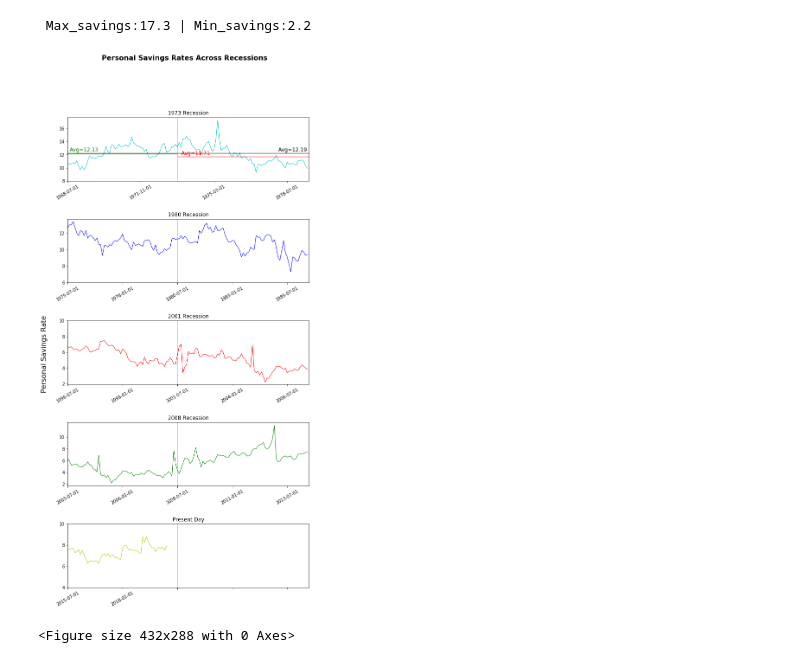
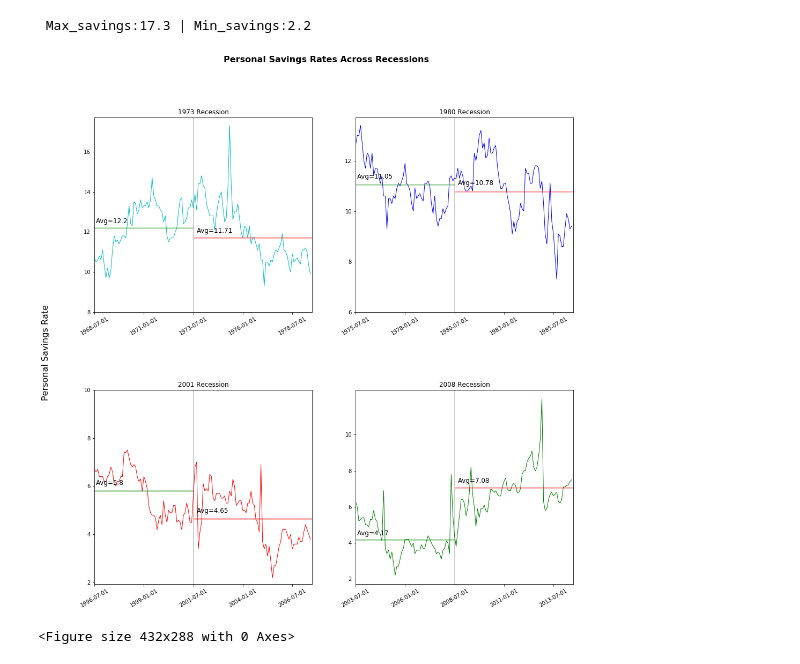
Before and after one commit to gfisher4545/Unemployment_Project, a Jupyter notebook: Untitled.ipynb, the cells around one changed output. Drawn from its saved outputs; the diff is of its cells as text; code cells hidden in the pictures.

```diff
--- a/Untitled.ipynb
+++ b/Untitled.ipynb
@@ -86,0 +70,12 @@ dtype: float64
+# %%
+#After 2001 Recession savings avg
+sav2001a = round(savingsrate2001.iloc[65:]["Savings_rate"].mean(),2)
+# %%
+#Before 2008 Recession savings avg
+sav2008b = round(savingsrate2008.iloc[0:53]["Savings_rate"].mean(),2)
+# %%
+#After 2008 Recession savings avg
+sav2008a = round(savingsrate2008.iloc[71:]["Savings_rate"].mean(),2)
+# %%
+# Present Day savings avg
+sav2020p = round(savingsrate2020.iloc[0:]["Savings_rate"].mean(),2)
@@ -94,7 +101,8 @@ print(f" Max_savings:{max_save[1]} | Min_savings:{min_save[1]}")
  Max_savings:17.3 | Min_savings:2.2
 # %%
 # Create figure w/ 4 subplots; share x axis across subplots
-fig, (ax1, ax2, ax3, ax4, ax5) = plt.subplots(5, sharex=False,figsize=(10, 20))
+
+fig, ((ax1, ax2), (ax3, ax4)) = plt.subplots(2, 2, figsize=(16, 16))
 
 for ax in [ax1, ax2, ax3, ax4, ax5]:
     ax.set_xlim([0, 132])
@@ -105,31 +113,29 @@ fig.text(0.04, 0.5, 'Personal Savings Rate', va='center', rotation='vertical',fo
 fig.suptitle("Personal Savings Rates Across Recessions",fontsize=16,fontweight="bold")
 
 # space between subplots
-fig.subplots_adjust(hspace=0.60)
+fig.subplots_adjust(hspace=0.40)
 
-# Subplot 1973 ------------------------------------------------------------------------
+# ==========================Subplot 1973 ===================================================
 ax1.plot(savingsrate1973["Date"], savingsrate1973["Savings_rate"],linewidth=1,color="c")
 ax1.set_title("1973 Recession")
 
 # x,y limits and ticks
 ax1.set_yticks(np.arange(8, 18, 2))
-ax1.xaxis.set_major_locator(plt.MaxNLocator(4))
+ax1.xaxis.set_major_locator(plt.MaxNLocator(5))
 plt.setp( ax1.xaxis.get_majorticklabels(), rotation=30 )
 
-# add Before/After Averages horizontal line
-ax1.axhline(y=12.13,xmin=0,xmax=0.45, c='green', alpha=0.30, linewidth=3)
-ax1.annotate("Avg=12.13",(1,12.5),fontsize=12,color="green")
+# Before recession avg line
+ax1.axhline(y=sav1973b,xmin=0,xmax=0.45, c='green', alpha=0.30, linewidth=3)
+ax1.annotate(f"Avg={sav1973b}",(1,sav1973b+.25),fontsize=12,color="black")
 
-ax1.axhline(y=11.71,xmin=0.46,xmax=1, c='red', alpha=0.30, linewidth=3)
-ax1.annotate("Avg=11.71",(62,12.0),fontsize=12,color="red")
+# After recession avg line
+ax1.axhline(y=sav1973a,xmin=0.46,xmax=1, c='red', alpha=0.30, linewidth=3)
+ax1.annotate(f"Avg={sav1973a}",(62,sav1973a+.25),fontsize=12,color="black")
 
-ax1.axhline(y=12.19,xmin=0,xmax=1, c='black', alpha=0.30, linewidth=3)
-ax1.annotate("Avg=12.19",(115,12.5),fontsize=12,color="black")
-
+# vert line -recession start
 ax1.axvline(x=60,c='black', alpha=0.25)
 
-
-# Subplot 1980 -----------------------------------------------------------------------
+# ==============================Subplot 1980 ==============================================
 ax2.plot(savingsrate1980["Date"], savingsrate1980["Savings_rate"], linewidth=1,  color="b")
 ax2.set_title("1980 Recession")
 
@@ -137,50 +143,73 @@ ax2.set_yticks(np.arange(6, 14, 2))
 ax2.xaxis.set_major_locator(plt.MaxNLocator(5))
 plt.setp( ax2.xaxis.get_majorticklabels(), rotation=30 )
 
-#ax2.axhline(y=10,c='black', alpha=0.2)
+# Before recession avg line
+ax2.axhline(y=sav1980b,xmin=0,xmax=0.45, c='green', alpha=0.30, linewidth=3)
+ax2.annotate(f"Avg={sav1980b}",(1,sav1980b+.25),fontsize=12,color="black")
+
+# After recession avg line
+ax2.axhline(y=sav1980a,xmin=0.46,xmax=1, c='red', alpha=0.30, linewidth=3)
+ax2.annotate(f"Avg={sav1980a}",(62,sav1980a+.25),fontsize=12,color="black")
+
+# vert line -recession start
 ax2.axvline(x=60,c='black', alpha=0.25)
 
-# Subplot 2001 -------------------------------------------------------------------------
+# ==============================Subplot 2001 ==========================================
 ax3.plot(savingsrate2001["Date"], savingsrate2001["Savings_rate"], linewidth=1, color="r")
 ax3.set_title("2001 Recession")
 
 ax3.set_yticks(np.arange(2, 12, 2))
 ax3.xaxis.set_major_locator(plt.MaxNLocator(5))
 plt.setp( ax3.xaxis.get_majorticklabels(), rotation=30 )
 
-#ax3.axhline(y=10,c='black', alpha=0.2)
+# Before recession avg line
+ax3.axhline(y=sav2001b,xmin=0,xmax=0.45, c='green', alpha=0.30, linewidth=3)
+ax3.annotate(f"Avg={sav2001b}",(1,sav2001b+.25),fontsize=12,color="black")
+
+# After recession avg line
+ax3.axhline(y=sav2001a,xmin=0.46,xmax=1, c='red', alpha=0.30, linewidth=3)
+ax3.annotate(f"Avg={sav2001a}",(62,sav2001a+.25),fontsize=12,color="black")
+
+# vert line -recession start
 ax3.axvline(x=60,c='black', alpha=0.25)
 
-
-# Subplot 2008 ---------------------------------------------------------------------------
+# ======================================Subplot 2008 =====================================-
 ax4.plot(savingsrate2008["Date"], savingsrate2008["Savings_rate"], linewidth=1,  color="g")
 ax4.set_title("2008 Recession")
 
 ax4.set_yticks(np.arange(2, 12,2))
 ax4.xaxis.set_major_locator(plt.MaxNLocator(5))
 plt.setp( ax4.xaxis.get_majorticklabels(), rotation=30 )
 
-#ax4.axhline(y=10,c='black', alpha=0.2)
+# Before recession avg line
+ax4.axhline(y=sav2008b,xmin=0,xmax=0.45, c='green', alpha=0.30, linewidth=3)
+ax4.annotate(f"Avg={sav2008b}",(1,sav2008b+.25),fontsize=12,color="black")
+
+# After recession avg line
+ax4.axhline(y=sav2008a,xmin=0.46,xmax=1, c='red', alpha=0.30, linewidth=3)
+ax4.annotate(f"Avg={sav2008a}",(62,sav2008a+.25),fontsize=12,color="black")
+
+# vert line -recession start
 ax4.axvline(x=60,c='black', alpha=0.25)
 
-
-# Subplot Present Day --------------------------------------------------------------------------
+# ========================Subplot Present Day ============================================
 ax5.plot(savingsrate2020["Date"], savingsrate2020["Savings_rate"], linewidth=1,  color="y")
 ax5.set_title("Present Day")
 
 ax5.set_yticks(np.arange(4, 12, 2))
 ax5.xaxis.set_major_locator(plt.MaxNLocator(5))
 plt.setp( ax5.xaxis.get_majorticklabels(), rotation=30 )
 
+# Before recession avg line
+ax5.axhline(y=sav2020p,xmin=0,xmax=0.45, c='green', alpha=0.30, linewidth=3)
+ax5.annotate(f"Avg={sav2020p}",(1,sav2020p+.25),fontsize=12,color="black")
 
-# Horizontal line
-#ax5.axhline(y=10,c='black', alpha=0.2)
 ax5.axvline(x=60,c='black', alpha=0.25)
-
+# ================================================================================
 
 plt.show()
 
 plt.savefig("Savings_rates.png")
 # %% [output]
-[figure, old version]
+[figure, new version]
 <Figure size 432x288 with 0 Axes>
```
Also changed, not shown: parts of 12 cells of this notebook.
